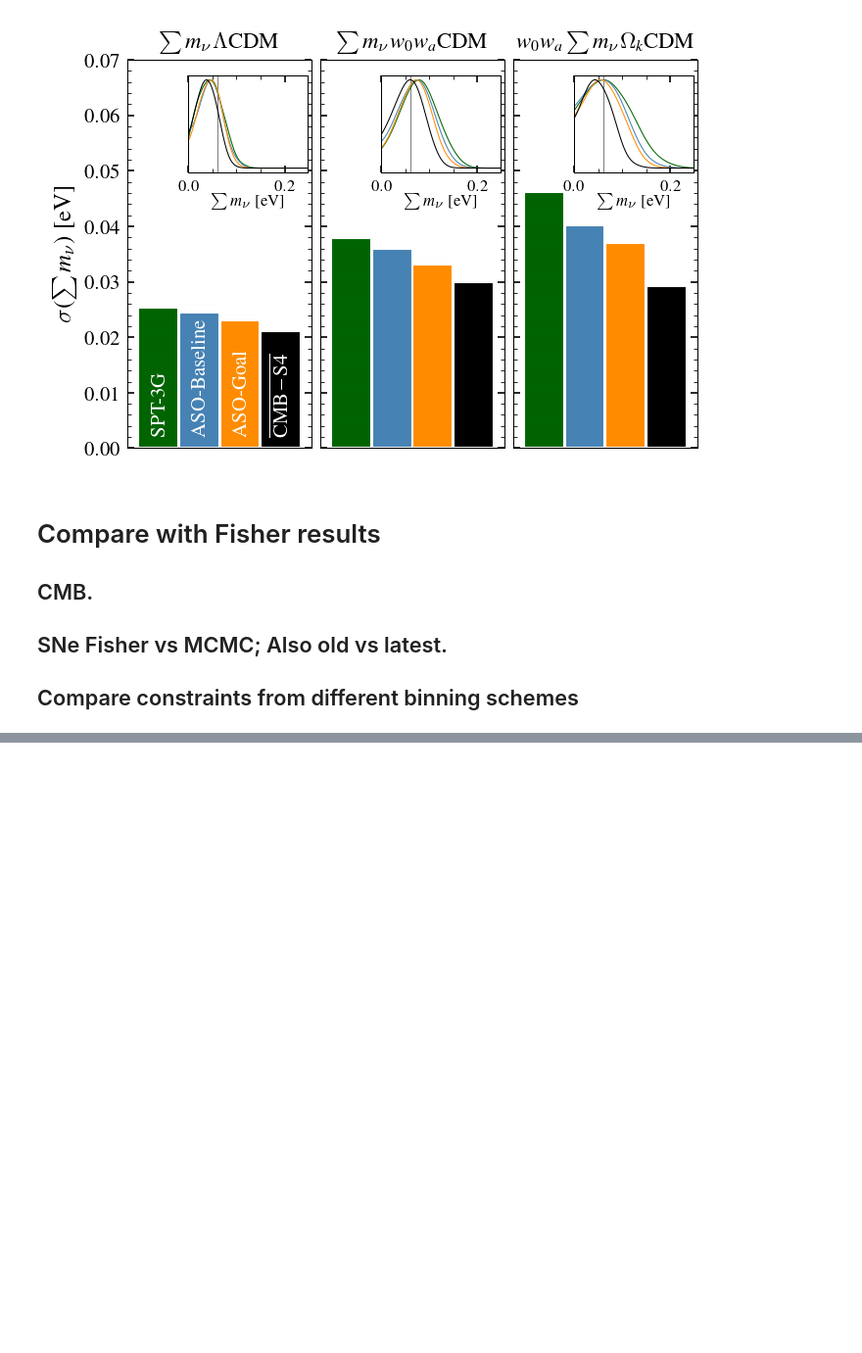
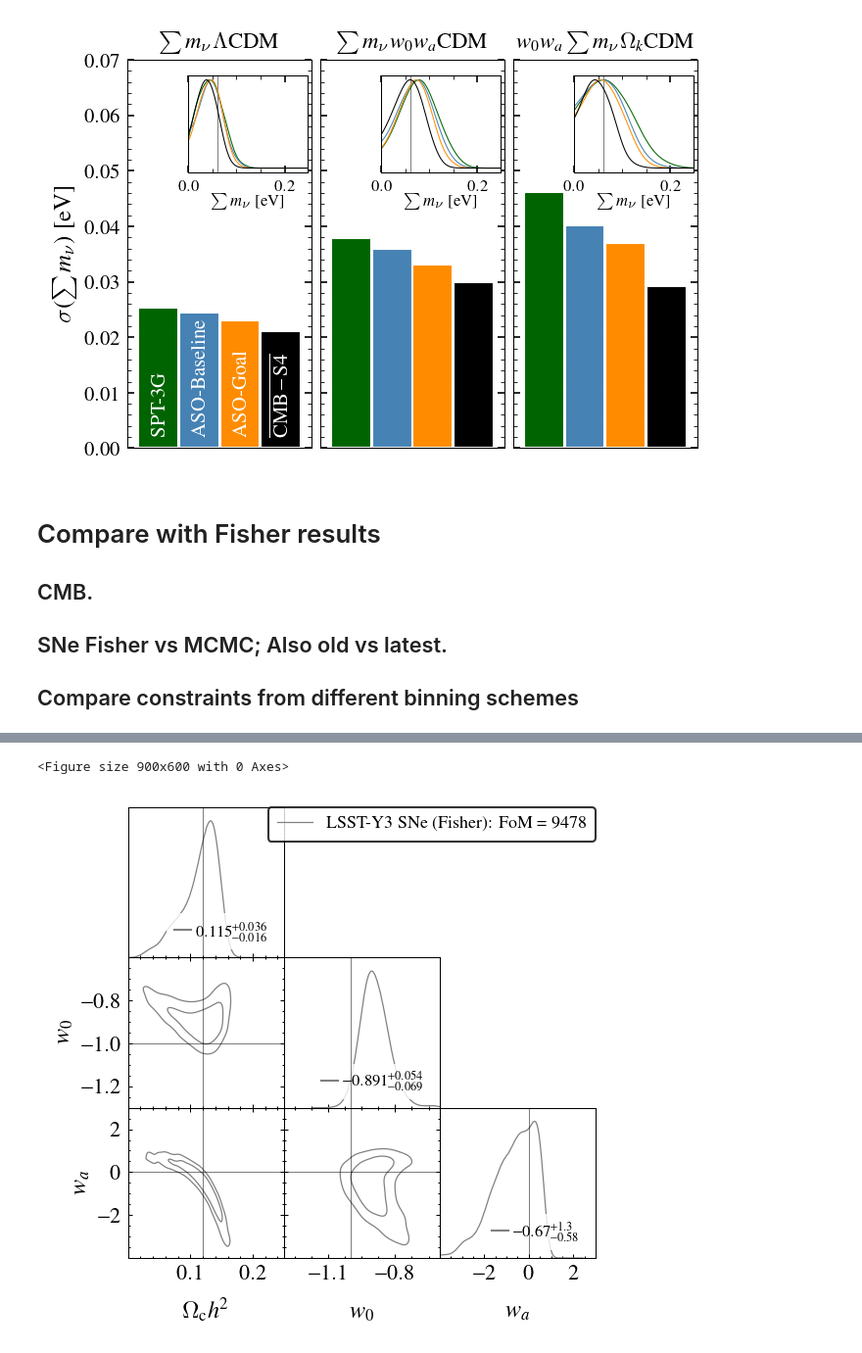
Before and after one commit to sriniraghunathan/CMB_BAO_SNe_likelihoods, a Jupyter notebook: analyse_chains_for_paper.ipynb, the cells around one changed output, grey strips where cells are left out. Shown at 98% size. Cells and saved outputs as stored; diff of their text form; code cells hidden in the pictures; blank space fills up the shorter version.

```diff
--- a/analyse_chains_for_paper.ipynb
+++ b/analyse_chains_for_paper.ipynb
@@ -2032,8 +2029,10 @@ Cosmo = w0wamnulcdm
 ## SNe Fisher vs MCMC; Also old vs latest.
 ## Compare constraints from different binning schemes
 # %%
-fisher_colorval = 'brown' ##tab:brown' #black'
-mcmc_colorval = 'goldenrod'
+##fisher_colorval = 'brown' ##tab:brown' #black'
+##mcmc_colorval = 'goldenrod'
+##fisher_colorval = 'black'
+##mcmc_colorval = 'palevioletred'
 param_dict['Astaucomb'] = param_dict['As'] * np.exp( -2*param_dict['tau'] )
 chain_fd = 'chains/for_paper/20250614_something_is_wrong/'
 #chain_fd = 'chains/for_paper/'
@@ -2076,7 +2075,9 @@ if which_cosmo == 'w0walcdm':
 #-------------------------------------------------------
 #-------------------------------------------------------
 
-
+fisher_colorval = 'grey'
+fisher_filled = False #True
+mcmc_colorval = 'black'
 #which_cosmo = 'w0walcdm'
 #chain_search_str = '%s/*-lcdm' %(chain_fd)
 #chain_search_str = '%s/20250522_fixed/s4_wide*-lcdm_calfixed' %(chain_fd)
@@ -2202,6 +2203,7 @@ g = misc_getdist.make_getdist_plot('triangle',
                                    legloc = 'upper right',
                                    legfsval = 13.,
                                    labels = labels_arr,
+                                   filled = [fisher_filled, True],
                                    param_limits_dic = param_limits_dic,
                                    write_errors_on_diagonal = True,
                                    diagonal_errors_fsval = 4,
@@ -2351,6 +2353,7 @@ show(); ##sys.exit()
 #-------------------------------------------------------
 #-------------------------------------------------------
 
+mcmc_colorval = 'palevioletred'
 which_cosmo = 'w0walcdm'
 #which_cosmo = 'lcdm'
 other_mcmc_fd = '/Users/sraghunathan/Research/cobaya/desi/chains/'
@@ -2398,7 +2401,7 @@ if (1): #add Fisher
     sne_params[1] = 'w'
     param_dict['w'] = param_dict['ws']
     sne_param_labels = ['\\Omega_\\mathrm{c} h^2', 'w_0', 'w_a', 'M']
-    gauss_mix = misc_getdist.get_gauss_mix_from_fisher(param_dict, sne_fisher_mat, sne_params, sne_param_labels, fix_params = None)
+    gauss_mix = misc_getdist.get_gauss_mix_from_fisher(param_dict, sne_fisher_mat, sne_params, sne_param_labels, fix_params = ['M'])
 
     #get samples
     mix_samples = misc_getdist.get_gaussian_mix_from_getdist(gauss_mix, label = 'Fisher')
@@ -2440,6 +2443,7 @@ g = misc_getdist.make_getdist_plot('triangle',
                                    color_arr = [fisher_colorval, mcmc_colorval],
                                    figsize = 4., fsval = 15,
                                    legloc = 'upper right',
+                                   filled = [fisher_filled, True],
                                    legfsval = 13,
                                    labels = labels_arr,
                                    param_limits_dic = param_limits_dic,
@@ -2477,0 +2491,23 @@ Total chains analysed = 1
+# %%
+clf()
+param_limits_dic = {'omegam': [0.1, 0.6], 'omch2': [0., 0.25], 'w': [-1.3, -0.6], 'wa': [-4, 3.]}
+
+#params_to_plot = ['omegam', 'w', 'wa']
+params_to_plot = ['omch2', 'w', 'wa']
+
+g = misc_getdist.make_getdist_plot('triangle',
+                                   samples_to_plot,
+                                   params_to_plot,
+                                   param_dict = param_dict,
+                                   color_arr = [fisher_colorval, mcmc_colorval],
+                                   figsize = 4., fsval = 15,
+                                   legloc = 'upper right',
+                                   filled = [fisher_filled, True],
+                                   legfsval = 13,
+                                   labels = labels_arr,
+                                   param_limits_dic = param_limits_dic,
+                                   diagonal_errors_fsval = 8,
+                                  )
+# %% [output]
+<Figure size 900x600 with 0 Axes>
+[figure, added]
```
Also changed, not shown: parts of 16 cells of this notebook, 11 other files.
